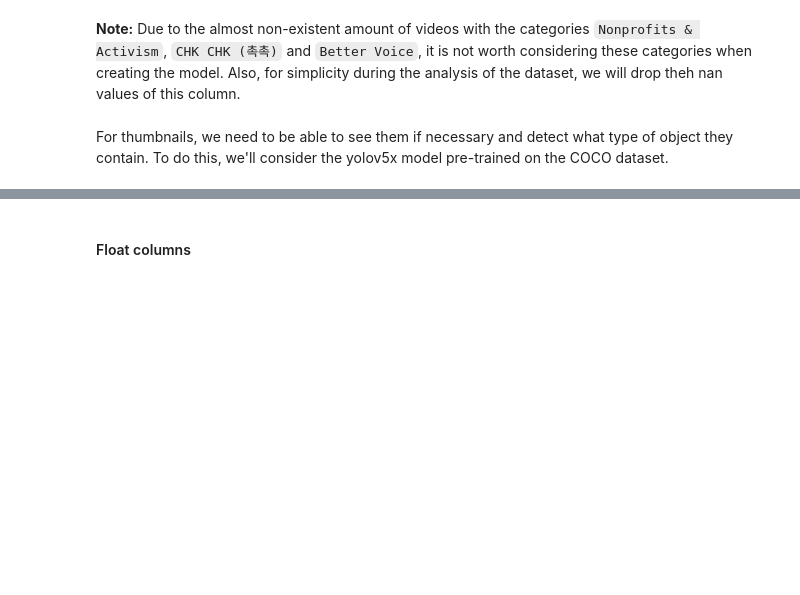
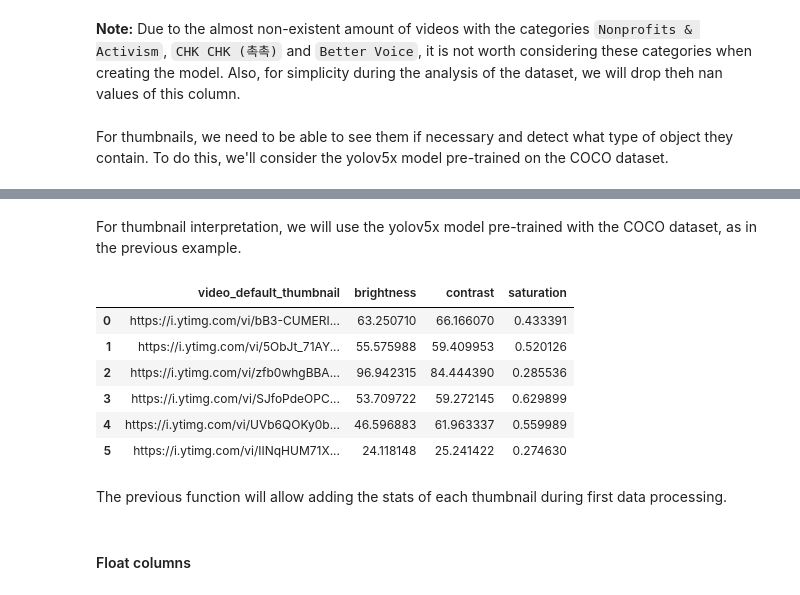
Before and after one commit to eddelojeda/youtube_trends, a Jupyter notebook: notebooks/0.1_Preprocessed_Data_Exploration.ipynb, the cells around one changed output, grey strips where cells are left out. Drawn from its saved outputs; the diff is of its cells as text; code cells hidden in the pictures; blank space fills up the shorter version.

```diff
--- a/notebooks/0.1_Preprocessed_Data_Exploration.ipynb
+++ b/notebooks/0.1_Preprocessed_Data_Exploration.ipynb
@@ -250,2 +262,45 @@ Speed: 4.0ms pre-process, 656.8ms inference, 2.0ms NMS per image at shape (1, 3,
+# %% [markdown]
+For thumbnail interpretation, we will use the yolov5x model pre-trained with the COCO dataset, as in the previous example.
+# %%
+def thumbnails_stats(df, n_thumbnails=6):
+    stats_list = []
+    for url in df['video_default_thumbnail'].head(n_thumbnails):
+        try:
+            response = requests.get(url, timeout=10)
+            img = Image.open(BytesIO(response.content)).convert('RGB')
+            stat = ImageStat.Stat(img)
+
+            brightness = sum(stat.mean) / 3
+            contrast = sum(stat.stddev) / 3
+            hsv = np.array(img.convert('HSV'))
+            saturation = hsv[:, :, 1].mean() / 255
+
+            stats_list.append({
+                'video_default_thumbnail': url,
+                'brightness': brightness,
+                'contrast': contrast,
+                'saturation': saturation
+            })
+
+        except Exception as e:
+            stats_list.append({
+                'video_default_thumbnail': url,
+                'brightness': np.nan,
+                'contrast': np.nan,
+                'saturation': np.nan
+            })
+    return pd.DataFrame(stats_list)
+# %%
+thumbnails_stats(df)
+# %% [output]
+|  | video_default_thumbnail | brightness | contrast | saturation |
+| 0 | https://i.ytimg.com/vi/bB3-CUMERI... | 63.250710 | 66.166070 | 0.433391 |
+| 1 | https://i.ytimg.com/vi/5ObJt_71AY... | 55.575988 | 59.409953 | 0.520126 |
+| 2 | https://i.ytimg.com/vi/zfb0whgBBA... | 96.942315 | 84.444390 | 0.285536 |
+| 3 | https://i.ytimg.com/vi/SJfoPdeOPC... | 53.709722 | 59.272145 | 0.629899 |
+| 4 | https://i.ytimg.com/vi/UVb6QOKy0b... | 46.596883 | 61.963337 | 0.559989 |
+| 5 | https://i.ytimg.com/vi/IINqHUM71X... | 24.118148 | 25.241422 | 0.274630 |
+# %% [markdown]
+The previous function will allow adding the stats of each thumbnail during first data processing.
 # %% [markdown]
 #### Float columns
```
Also changed, not shown: parts of 33 cells of this notebook.
